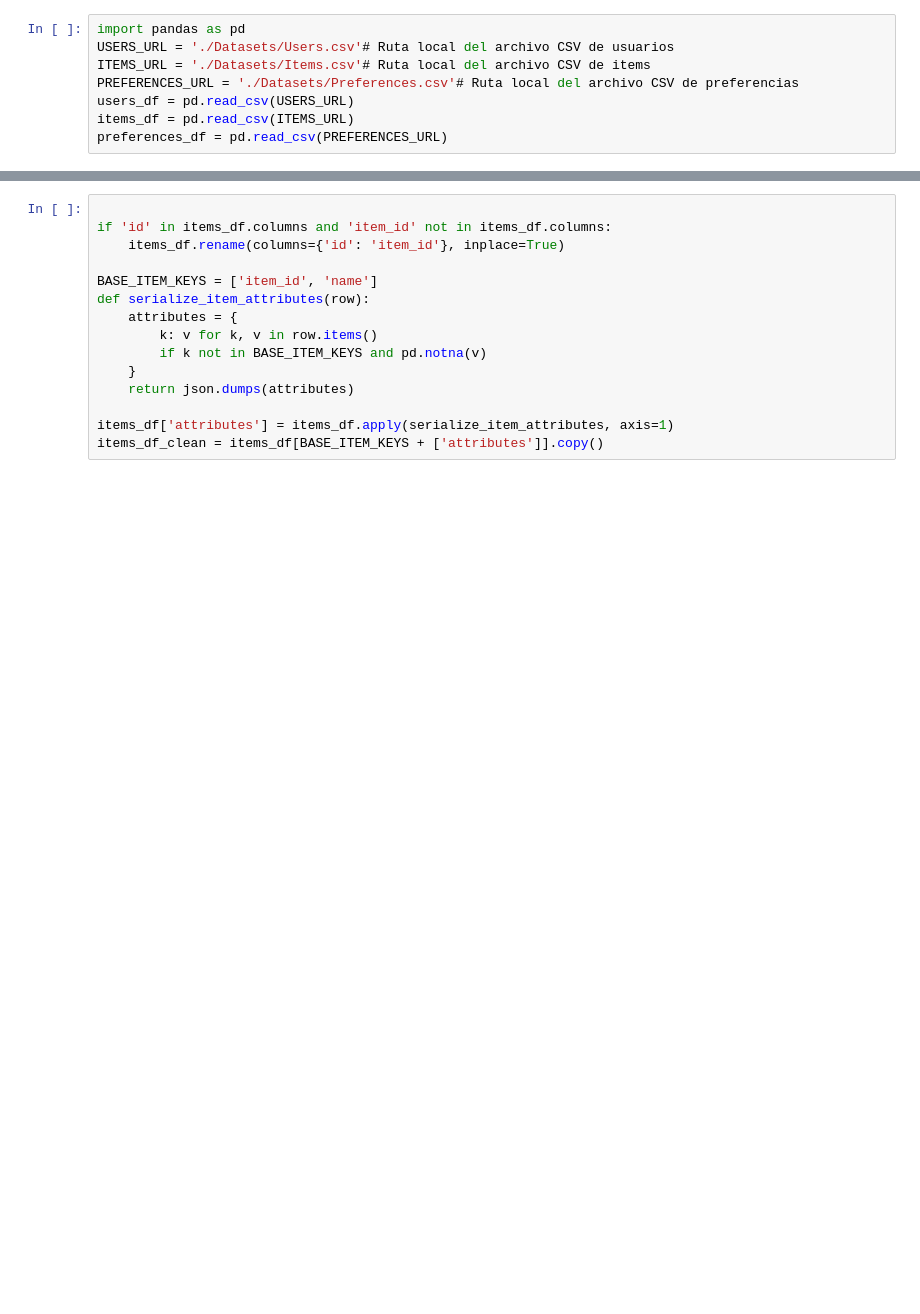
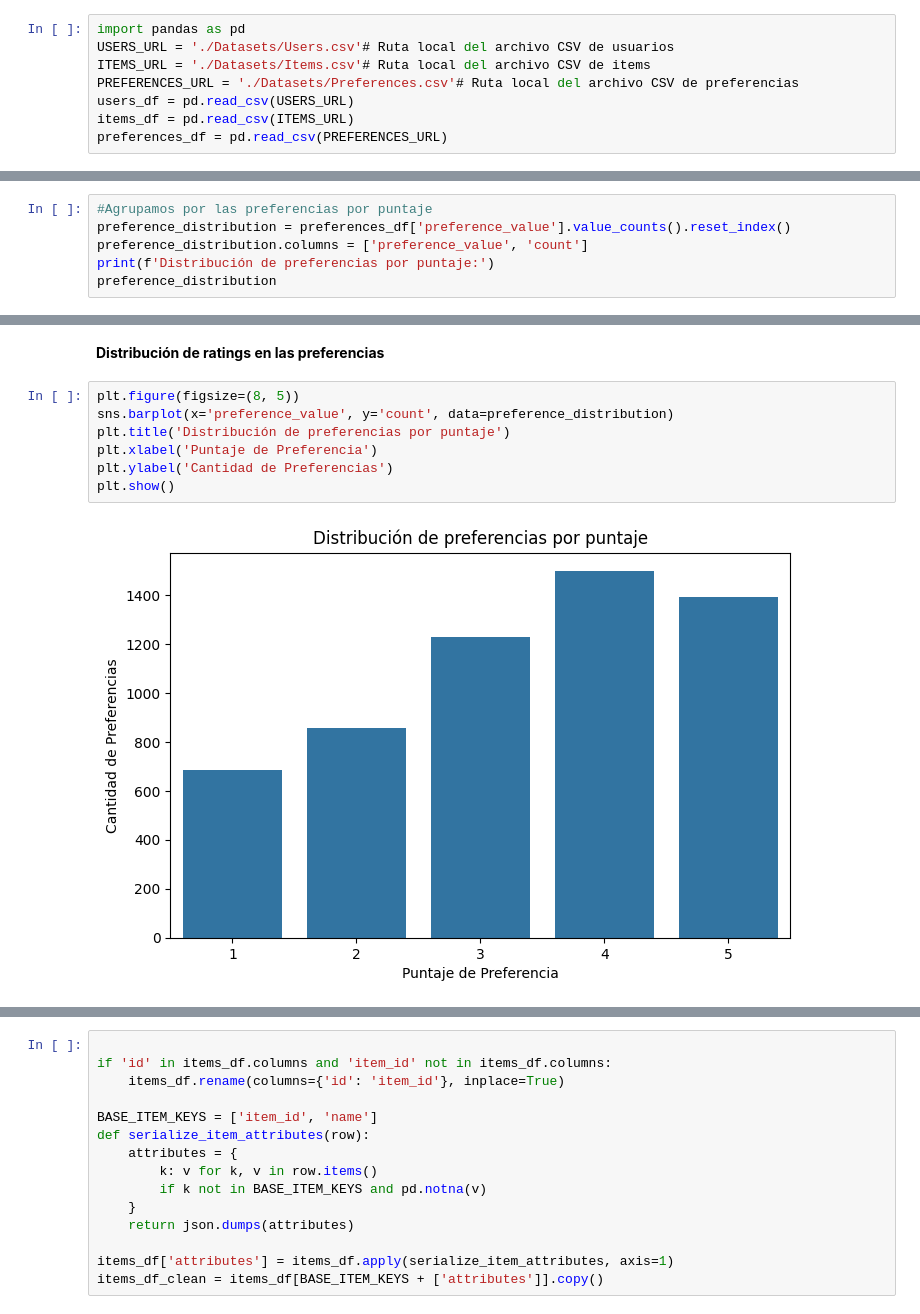
Before and after one commit to EmmaDavezac/Sistema-Recomendador-Ciencia-De-Datos, a Jupyter notebook: Desarrollo CRISP-DM.ipynb, the cells around one changed output, grey strips where cells are left out. Saved outputs shown, nothing was run; the diff lists cells and outputs as text; blank space fills up the shorter version.

```diff
--- a/Desarrollo CRISP-DM.ipynb
+++ b/Desarrollo CRISP-DM.ipynb
@@ -141,0 +304,6 @@ Preprocesamos los atributos de USERS
+# %%
+#Agrupamos por las preferencias por puntaje
+preference_distribution = preferences_df['preference_value'].value_counts().reset_index()
+preference_distribution.columns = ['preference_value', 'count']
+print(f'Distribución de preferencias por puntaje:')
+preference_distribution
@@ -141,0 +318,11 @@ Preprocesamos los atributos de USERS
+# %% [markdown]
+**Distribución de ratings en las preferencias**
+# %%
+plt.figure(figsize=(8, 5))
+sns.barplot(x='preference_value', y='count', data=preference_distribution)
+plt.title('Distribución de preferencias por puntaje')
+plt.xlabel('Puntaje de Preferencia')
+plt.ylabel('Cantidad de Preferencias')
+plt.show()
+# %% [output]
+[figure, added]
```
Also changed, not shown: parts of 80 cells of this notebook, 6 other files.
